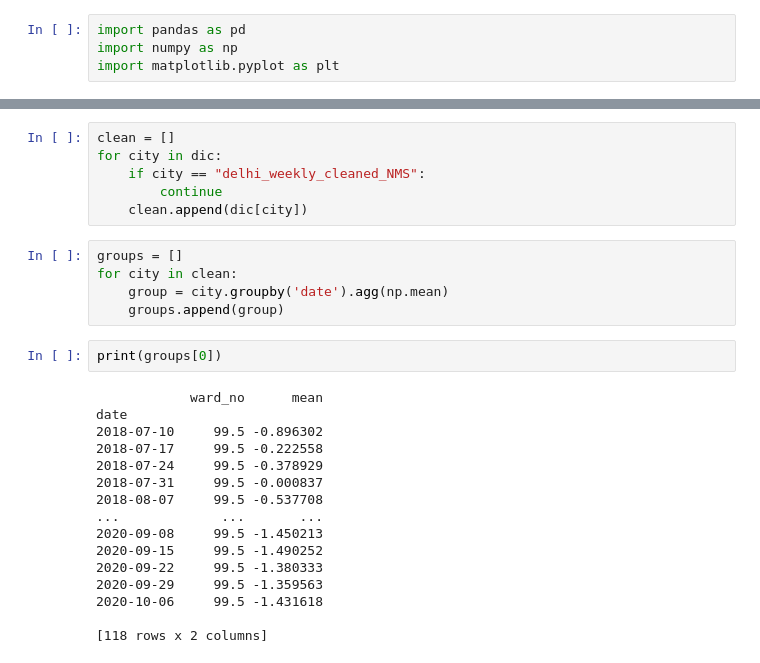
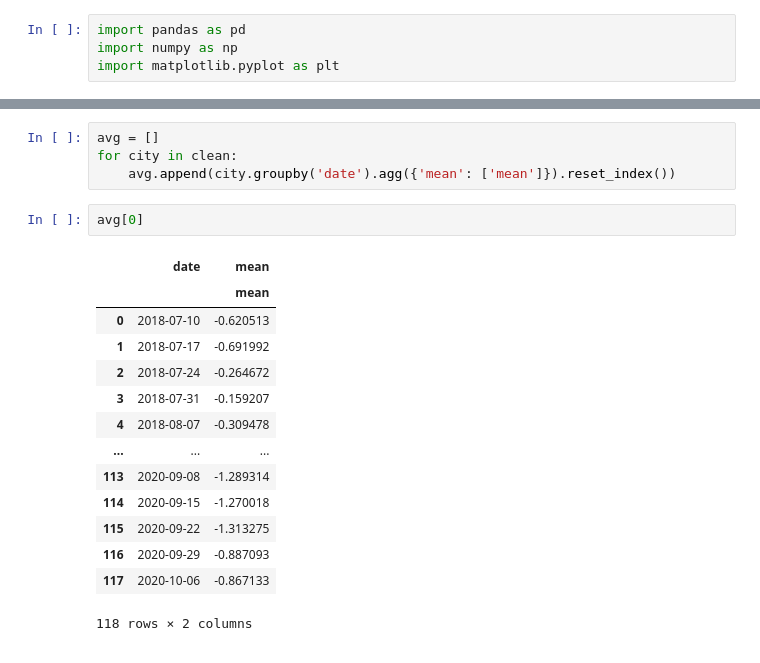
Before and after one commit to NM1729/Aerosol-Index-Analysis, a Jupyter notebook: Aerosol_Index_Analysis.ipynb, the cells around one changed output, grey strips where cells are left out. Saved outputs shown, nothing was run; the diff lists cells and outputs as text.

```diff
--- a/Aerosol_Index_Analysis.ipynb
+++ b/Aerosol_Index_Analysis.ipynb
@@ -46,32 +52,24 @@ print(dic['delhi_weekly'])
 34101     115  2020-10-06 -0.622233
 
 [34102 rows x 3 columns]
-# %%
-clean = []
-for city in dic:
-    if city == "delhi_weekly_cleaned_NMS":
-        continue
-    clean.append(dic[city])
 # %%
-groups = []
+avg = []
 for city in clean:
-    group = city.groupby('date').agg(np.mean)
-    groups.append(group)
+    avg.append(city.groupby('date').agg({'mean': ['mean']}).reset_index())
-# %%
-print(groups[0])
-# %% [output]
-            ward_no      mean
-date
-2018-07-10     99.5 -0.896302
-2018-07-17     99.5 -0.222558
-2018-07-24     99.5 -0.378929
-2018-07-31     99.5 -0.000837
-2018-08-07     99.5 -0.537708
-...             ...       ...
-2020-09-08     99.5 -1.450213
-2020-09-15     99.5 -1.490252
-2020-09-22     99.5 -1.380333
-2020-09-29     99.5 -1.359563
-2020-10-06     99.5 -1.431618
-
-[118 rows x 2 columns]
+# %%
+avg[0]
+# %% [output]
+|  | date | mean |
+|  |  | mean |
+| 0 | 2018-07-10 | -0.620513 |
+| 1 | 2018-07-17 | -0.691992 |
+| 2 | 2018-07-24 | -0.264672 |
+| 3 | 2018-07-31 | -0.159207 |
+| 4 | 2018-08-07 | -0.309478 |
+| ... | ... | ... |
+| 113 | 2020-09-08 | -1.289314 |
+| 114 | 2020-09-15 | -1.270018 |
+| 115 | 2020-09-22 | -1.313275 |
+| 116 | 2020-09-29 | -0.887093 |
+| 117 | 2020-10-06 | -0.867133 |
+118 rows × 2 columns
```
Also changed, not shown: parts of 7 cells of this notebook.
